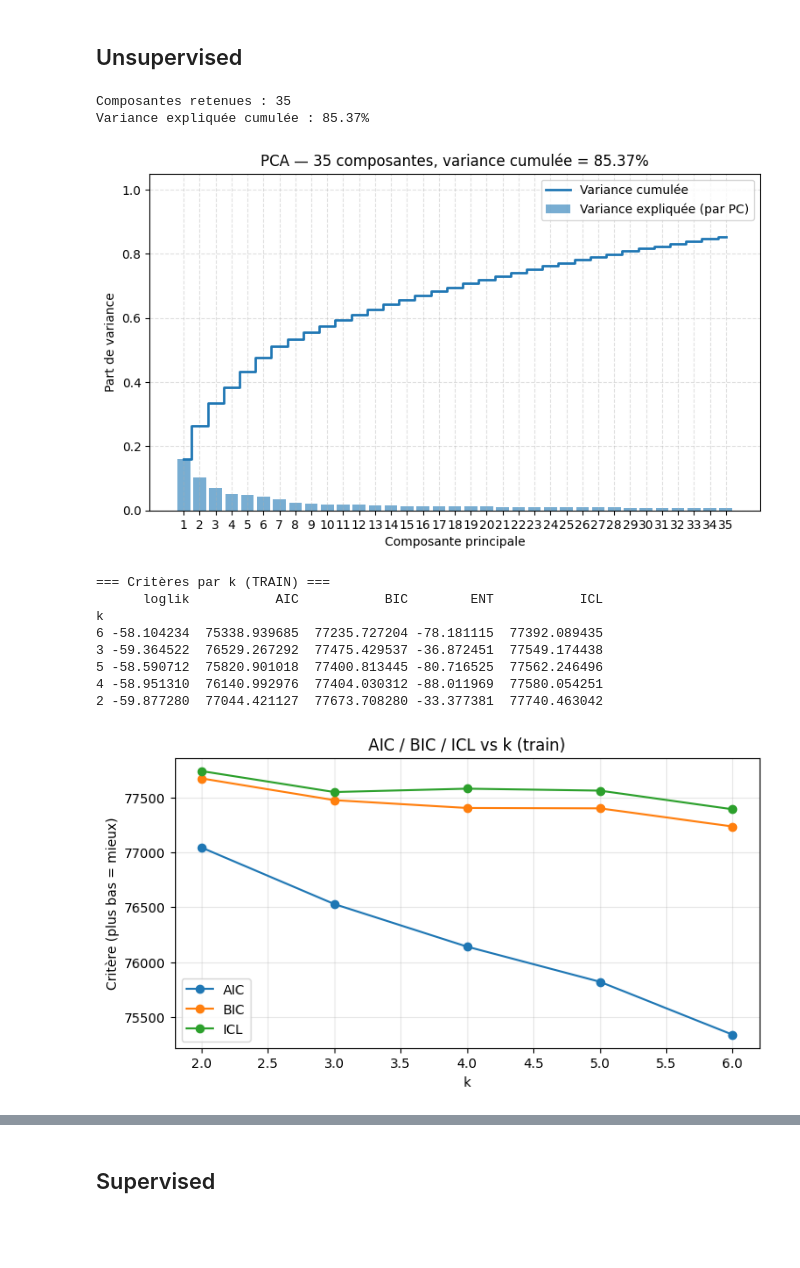
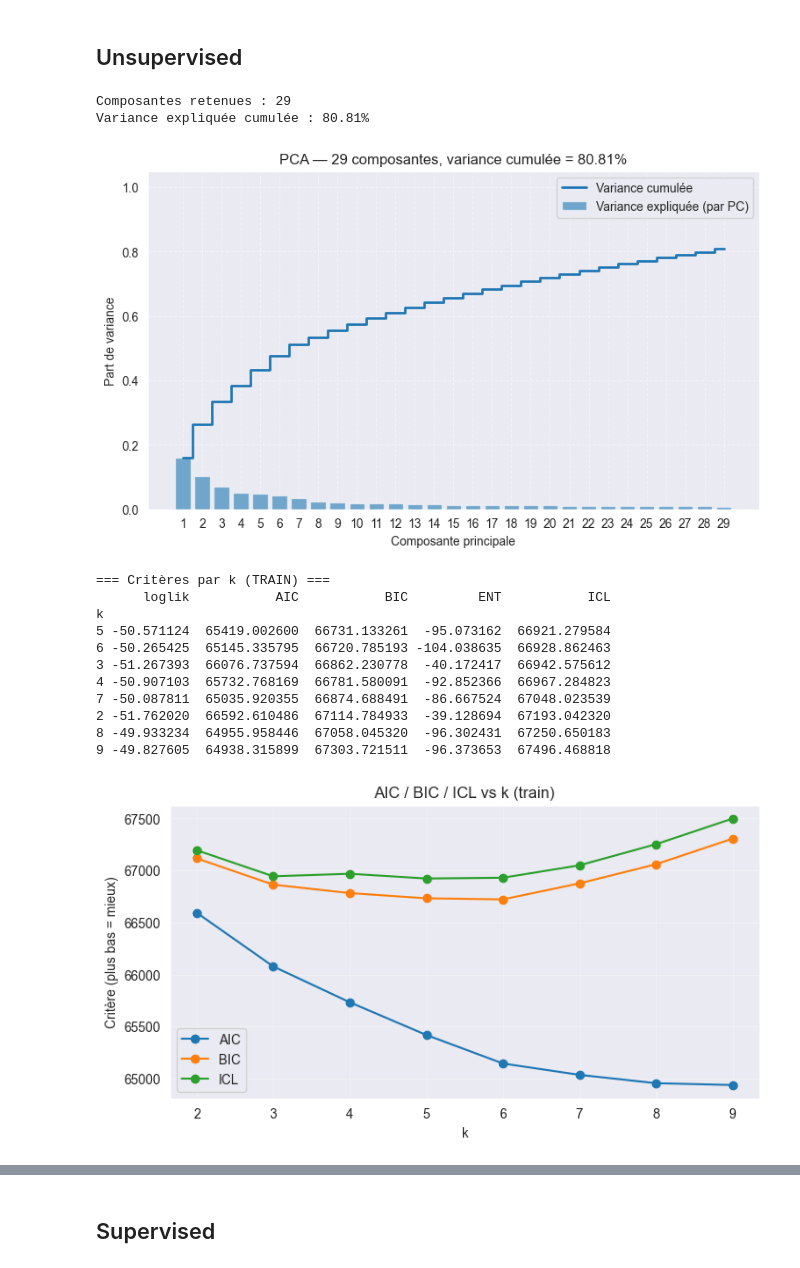
Before and after one commit to alexisdantzikian/ML_PM, a Jupyter notebook: nbs/main.ipynb, the cells around one changed output, grey strips where cells are left out. Saved outputs shown, nothing was run; the diff lists cells and outputs as text; code cells hidden in the pictures; blank space fills up the shorter version.

```diff
--- a/nbs/main.ipynb
+++ b/nbs/main.ipynb
@@ -468,7 +549,7 @@ Date
 # Hypothèses :
 # - train_std et test_std existent déjà (standardisés AVEC LE MÊME scaler : fit sur train, transform sur test)
 
-pca = PCA(n_components=0.85, svd_solver='full')
+pca = PCA(n_components=0.80, svd_solver='full')
 
 # --- Fit sur TRAIN ---
 X_pca_train = pd.DataFrame(
@@ -512,12 +593,12 @@ plt.legend()
 plt.show()
 plt.close()
 # %% [output]
-Composantes retenues : 35
-Variance expliquée cumulée : 85.37%
+Composantes retenues : 29
+Variance expliquée cumulée : 80.81%
-[figure, old version]
+[figure, new version]
 # %%
 # === 1) Calcule et affiche les critères pour k in [2..5] ===
-k_candidates = range(2, 7)
+k_candidates = range(2, 10)
 rows = []
 models = {}
 
@@ -546,37 +627,40 @@ print(ic_df.sort_values("ICL"))
 # (optionnel) petit plot pour t’aider à choisir
 plt.figure(figsize=(8,4))
 for col in ["AIC","BIC","ICL"]:
     plt.plot(ic_df.index, ic_df[col], marker='o', label=col)
 plt.xlabel("k"); plt.ylabel("Critère (plus bas = mieux)")
 plt.title("AIC / BIC / ICL vs k (train)")
 plt.grid(alpha=0.3); plt.legend(); plt.show()
 
 # === 2) Choix manuel du nombre de régimes ===
 chosen_k = 6  # <-- mets la valeur que TU veux
 gmm = models[chosen_k]
 
 # Sécurité : si tu préfères refitter proprement (mêmes hyperparams) :
 # gmm = GaussianMixture(n_components=chosen_k, covariance_type="diag",
 #                       n_init=10, reg_covar=1e-6, random_state=42).fit(X_pca_train)
 
 if hasattr(gmm, "converged_") and not gmm.converged_:
     print("GMM non convergé.")
 
 # === 3) Prédictions (train) ===
 labels_tr = gmm.predict(X_pca_train)
 probas_tr = gmm.predict_proba(X_pca_train)
 llk_tr    = gmm.score_samples(X_pca_train)
 
 # construit la série indexée pour tes plots
 dates_train = X_pca_train.index
 gmm_labels = pd.Series(labels_tr, index=dates_train, name="gmm_label").astype(int)
 # %% [output]
 === Critères par k (TRAIN) ===
-      loglik           AIC           BIC        ENT           ICL
+      loglik           AIC           BIC         ENT           ICL
 k
-6 -58.104234  75338.939685  77235.727204 -78.181115  77392.089435
-3 -59.364522  76529.267292  77475.429537 -36.872451  77549.174438
-5 -58.590712  75820.901018  77400.813445 -80.716525  77562.246496
-4 -58.951310  76140.992976  77404.030312 -88.011969  77580.054251
-2 -59.877280  77044.421127  77673.708280 -33.377381  77740.463042
+5 -50.571124  65419.002600  66731.133261  -95.073162  66921.279584
+6 -50.265425  65145.335795  66720.785193 -104.038635  66928.862463
+3 -51.267393  66076.737594  66862.230778  -40.172417  66942.575612
+4 -50.907103  65732.768169  66781.580091  -92.852366  66967.284823
+7 -50.087811  65035.920355  66874.688491  -86.667524  67048.023539
+2 -51.762020  66592.610486  67114.784933  -39.128694  67193.042320
+8 -49.933234  64955.958446  67058.045320  -96.302431  67250.650183
+9 -49.827605  64938.315899  67303.721511  -96.373653  67496.468818
-[figure, old version]
+[figure, new version]
```
Also changed, not shown: parts of 26 cells of this notebook.
